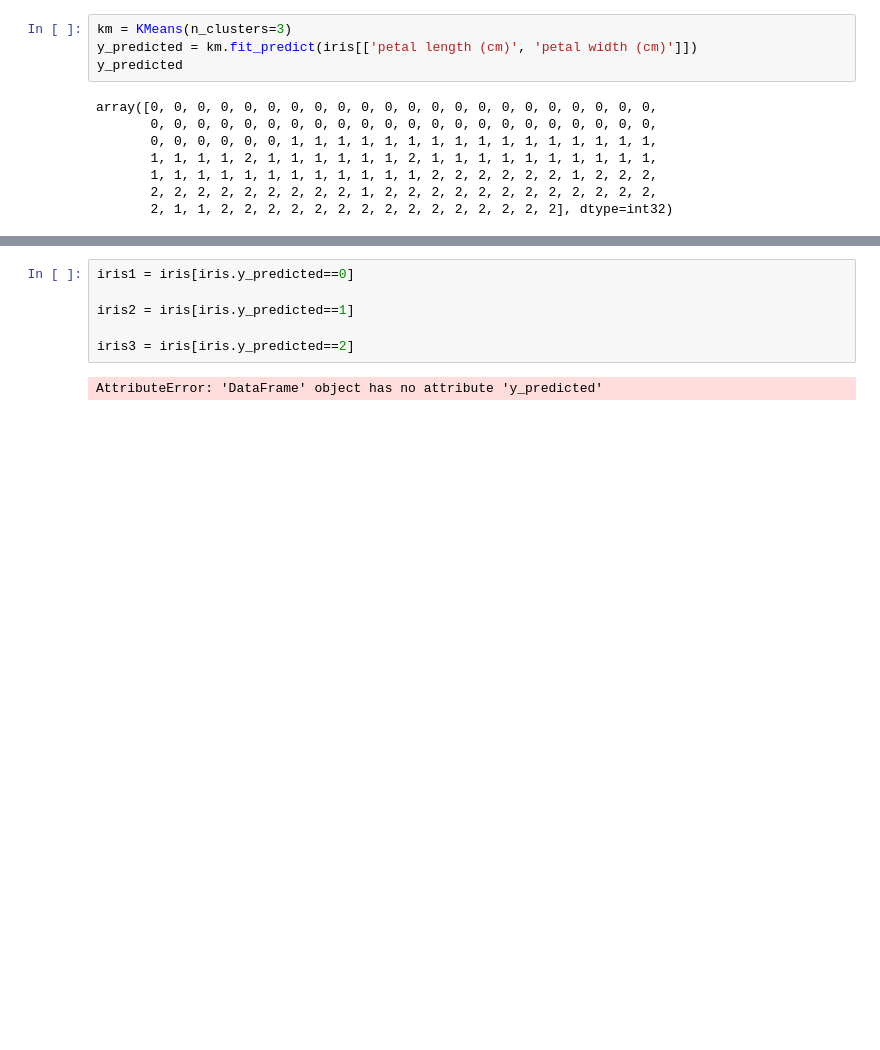
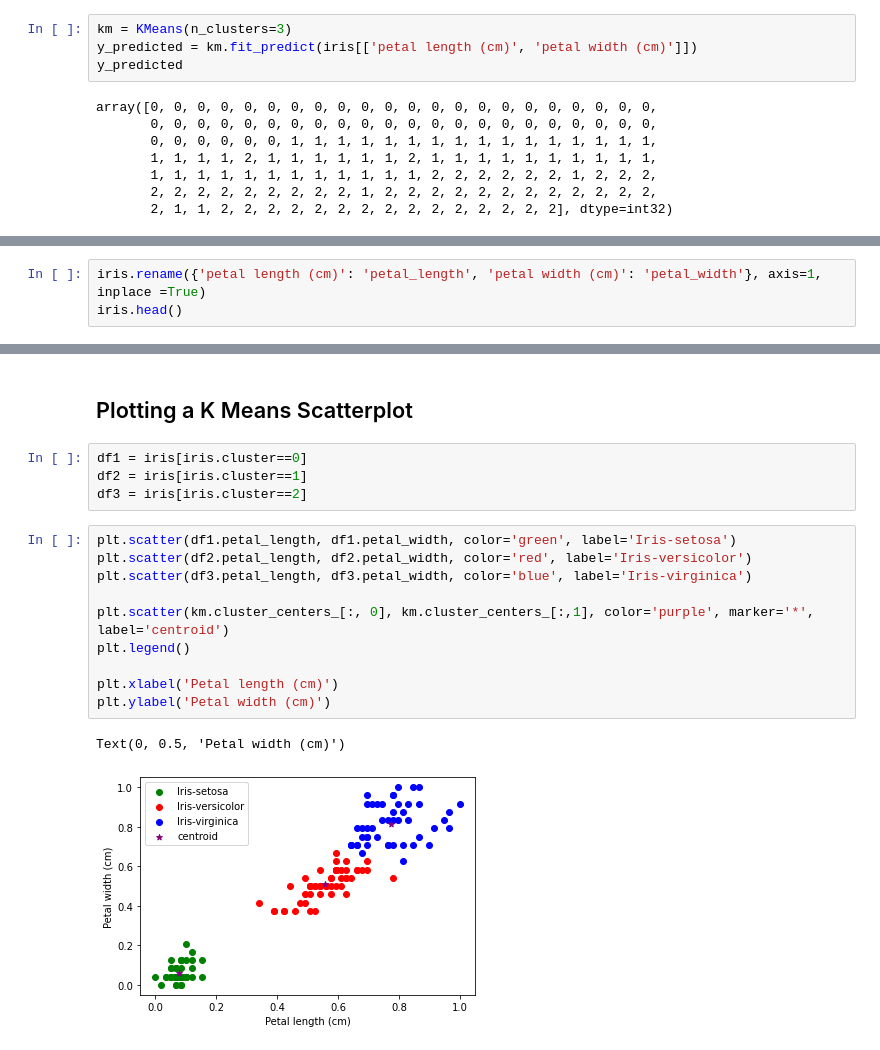
Before and after one commit to Eben-Success/Machine_Learning_Mini_Projects, a Jupyter notebook: 11. K Means Clutering/iris_exercise.ipynb, the cells around one changed output, grey strips where cells are left out. Drawn from its saved outputs; the diff is of its cells as text; blank space fills up the shorter version.

```diff
--- a/11. K Means Clutering/iris_exercise.ipynb
+++ b/11. K Means Clutering/iris_exercise.ipynb
@@ -126,3 +124,6 @@ iris.head()
 | 2 | 0.050847 | 0.041667 | 0 |
 | 3 | 0.084746 | 0.041667 | 0 |
 | 4 | 0.067797 | 0.041667 | 0 |
+# %%
+iris.rename({'petal length (cm)': 'petal_length', 'petal width (cm)': 'petal_width'}, axis=1, inplace =True)
+iris.head()
@@ -129,8 +137,19 @@ iris.head()
+# %% [markdown]
+## Plotting a K Means Scatterplot
 # %%
-iris1 = iris[iris.y_predicted==0]
-
-iris2 = iris[iris.y_predicted==1]
-
-iris3 = iris[iris.y_predicted==2]
+df1 = iris[iris.cluster==0]
+df2 = iris[iris.cluster==1]
+df3 = iris[iris.cluster==2]
-# %% [output]
-AttributeError: 'DataFrame' object has no attribute 'y_predicted'
+# %%
+plt.scatter(df1.petal_length, df1.petal_width, color='green', label='Iris-setosa')
+plt.scatter(df2.petal_length, df2.petal_width, color='red', label='Iris-versicolor')
+plt.scatter(df3.petal_length, df3.petal_width, color='blue', label='Iris-virginica')
+
+plt.scatter(km.cluster_centers_[:, 0], km.cluster_centers_[:,1], color='purple', marker='*', label='centroid')
+plt.legend()
+
+plt.xlabel('Petal length (cm)')
+plt.ylabel('Petal width (cm)')
+# %% [output]
+Text(0, 0.5, 'Petal width (cm)')
+[figure, added]
```
Also changed, not shown: parts of 4 cells of this notebook.
